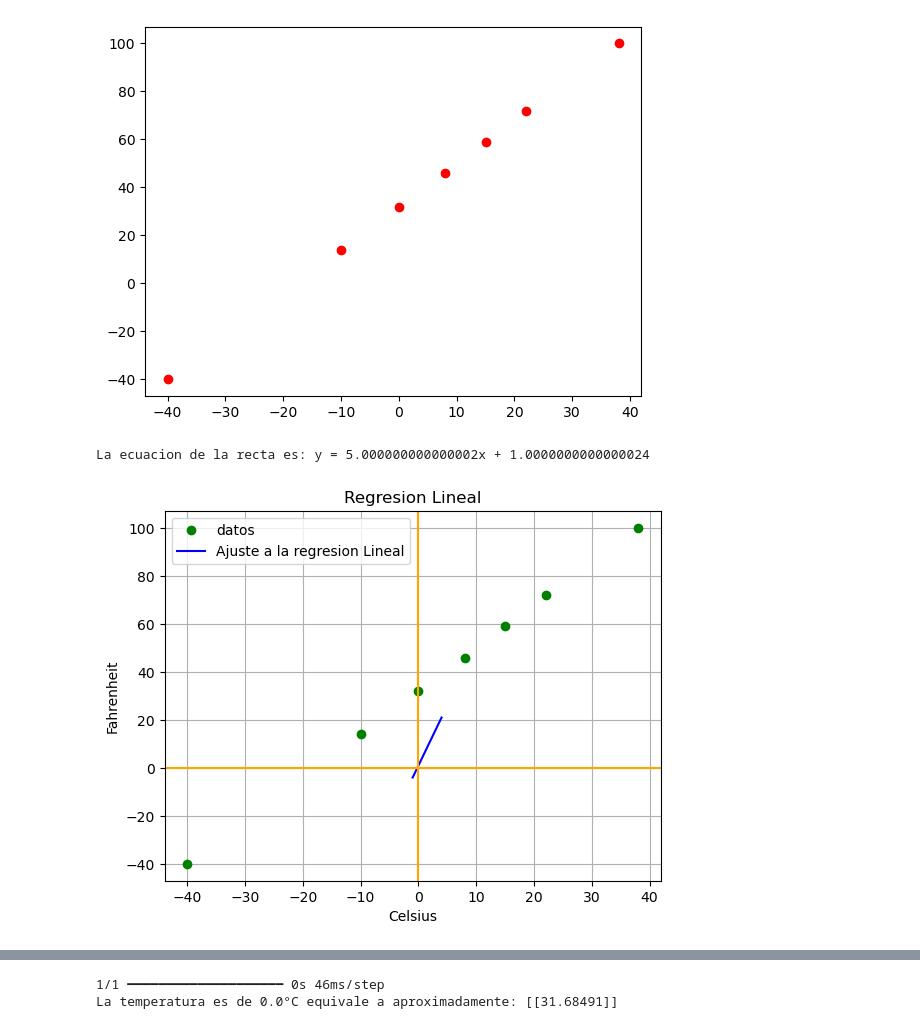
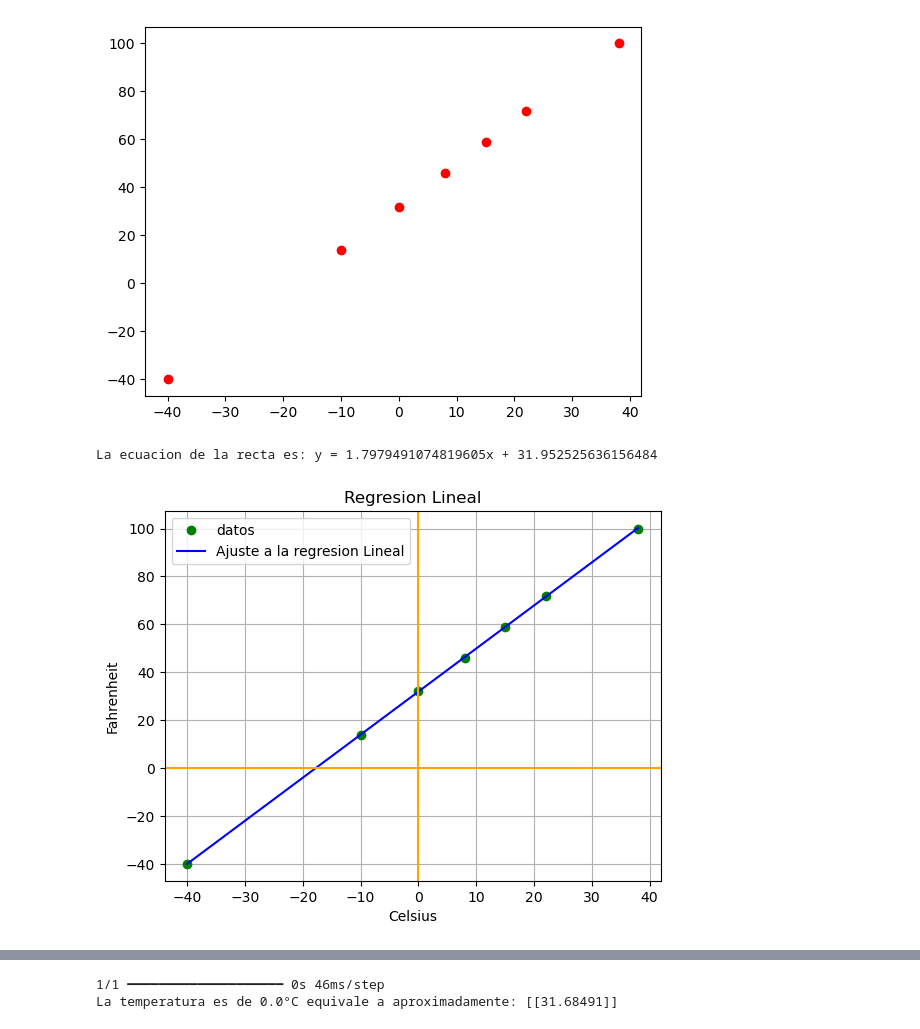
Before and after one commit to Mauzz333/Specialization-Data-Science-and-AI-Meta, a Jupyter notebook: Hands-On_ML/Hands_On_Say_hello_to_the__Hello,_World__of_ML.ipynb, the cells around one changed output, grey strips where cells are left out. Saved outputs shown, nothing was run; the diff lists cells and outputs as text; code cells hidden in the pictures.

```diff
--- a/Hands-On_ML/Hands_On_Say_hello_to_the__Hello,_World__of_ML.ipynb
+++ b/Hands-On_ML/Hands_On_Say_hello_to_the__Hello,_World__of_ML.ipynb
@@ -228,26 +228,26 @@ plt.show()
 # %%
 # Que algoritmo / modelo voy a utilizar
 
-regresion_lineal = np.polyfit(xs,ys, 1)
+regresion_lineal = np.polyfit(Celsius,Farahnhait, 1)
 
 beta, alpha = regresion_lineal
 
 print(f'La ecuacion de la recta es: y = {regresion_lineal[0]}x + {regresion_lineal[1]}')
 # %% [output]
-La ecuacion de la recta es: y = 5.000000000000002x + 1.0000000000000024
+La ecuacion de la recta es: y = 1.7979491074819605x + 31.952525636156484
 # %%
 plt.plot(Celsius, Farahnhait, 'o', color = 'green', label="datos")
-plt.plot(xs, beta * xs + alpha, color = 'blue', label = 'Ajuste a la regresion Lineal')
+plt.plot(Celsius, beta * Celsius + alpha, color = 'blue', label = 'Ajuste a la regresion Lineal')
 plt.legend()
 plt.axhline(y=0, color='orange')
 plt.axvline(x=0, color='orange')
 plt.xlabel('Celsius')
 plt.ylabel('Fahrenheit')
 plt.title('Regresion Lineal')
 plt.grid(True)
 plt.show()
 # %% [output]
-[figure, old version]
+[figure, new version]
 # %%
 capa = tf.keras.layers.Dense(input_shape=[1], units=1)
 modelo = tf.keras.Sequential([capa])
```
